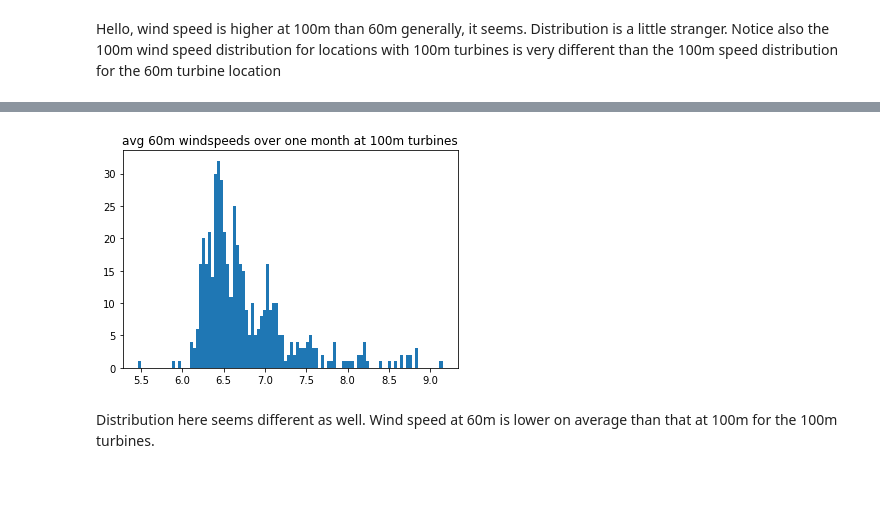
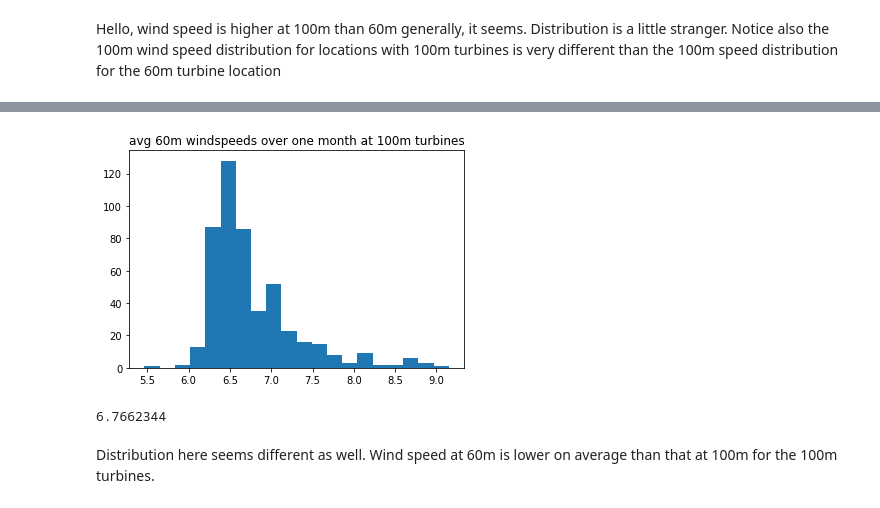
Before and after one commit to RavenPillmann/wind_eda, a Jupyter notebook: Wind Turbine EDA.ipynb, the cells around one changed output, grey strips where cells are left out. Cells and saved outputs as stored; diff of their text form; code cells hidden in the pictures.

```diff
--- a/Wind Turbine EDA.ipynb
+++ b/Wind Turbine EDA.ipynb
@@ -789,10 +799,12 @@ windspeed_60_for_100_turbines = getDataForCoordinates(coordinates_80_120, windsp
 # %%
 windspeed_60_for_100_turbines_avg = np.apply_along_axis(np.mean, 1, windspeed_60_for_100_turbines)
-plt.hist(windspeed_60_for_100_turbines_avg, bins=100)
+plt.hist(windspeed_60_for_100_turbines_avg, bins=20)
 plt.title('avg 60m windspeeds over one month at 100m turbines')
 plt.show()
+print(np.mean(windspeed_60_for_100_turbines_avg))
 # %% [output]
-[figure, old version]
+[figure, new version]
+6.7662344
 # %% [markdown]
 Distribution here seems different as well. Wind speed at 60m is lower on average than that at 100m for the 100m turbines.
 # %%
```
Also changed, not shown: parts of 5 cells of this notebook, 1 other file.
